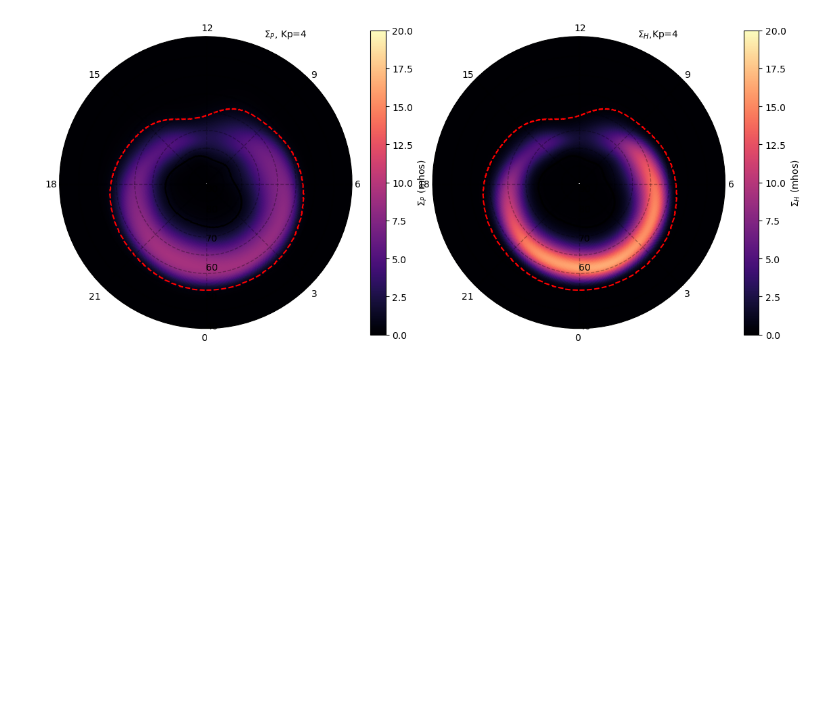
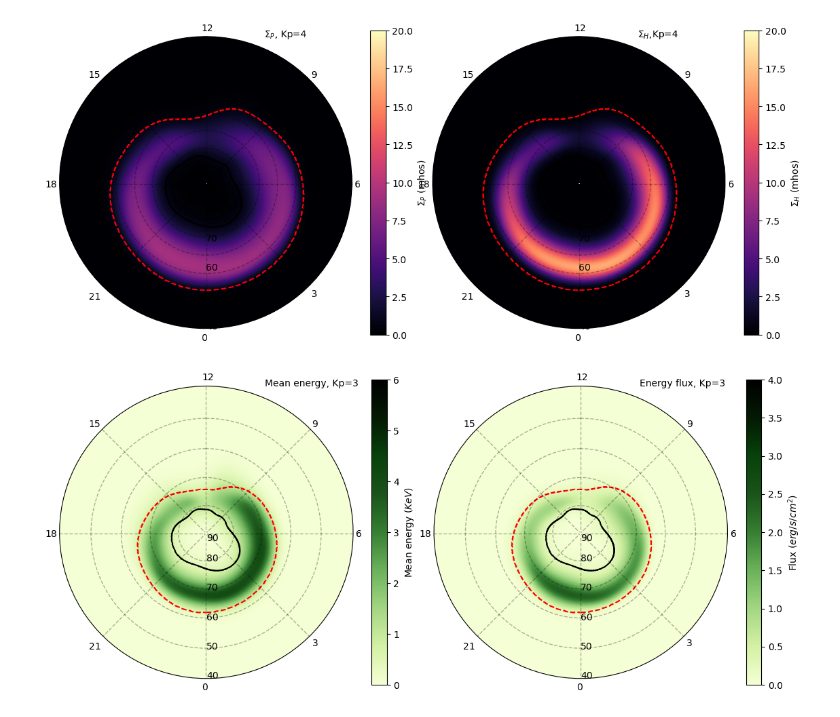
Before and after one commit to FasilGibdaw/ZhangPaxtonAuroralModel, a Jupyter notebook: Example_notebook.ipynb, the cells around one changed output. Drawn from its saved outputs; the diff is of its cells as text; code cells hidden in the pictures; blank space fills up the shorter version.

```diff
--- a/Example_notebook.ipynb
+++ b/Example_notebook.ipynb
@@ -105,3 +105,7 @@ def plot_conductance(kp, savefig=True, cmap_upper=20):
 plot_conductance(4)
 # %% [output]
 [figure]
+# %%
+aurora_model.plot_kp(3)
+# %% [output]
+[figure, added]
```
